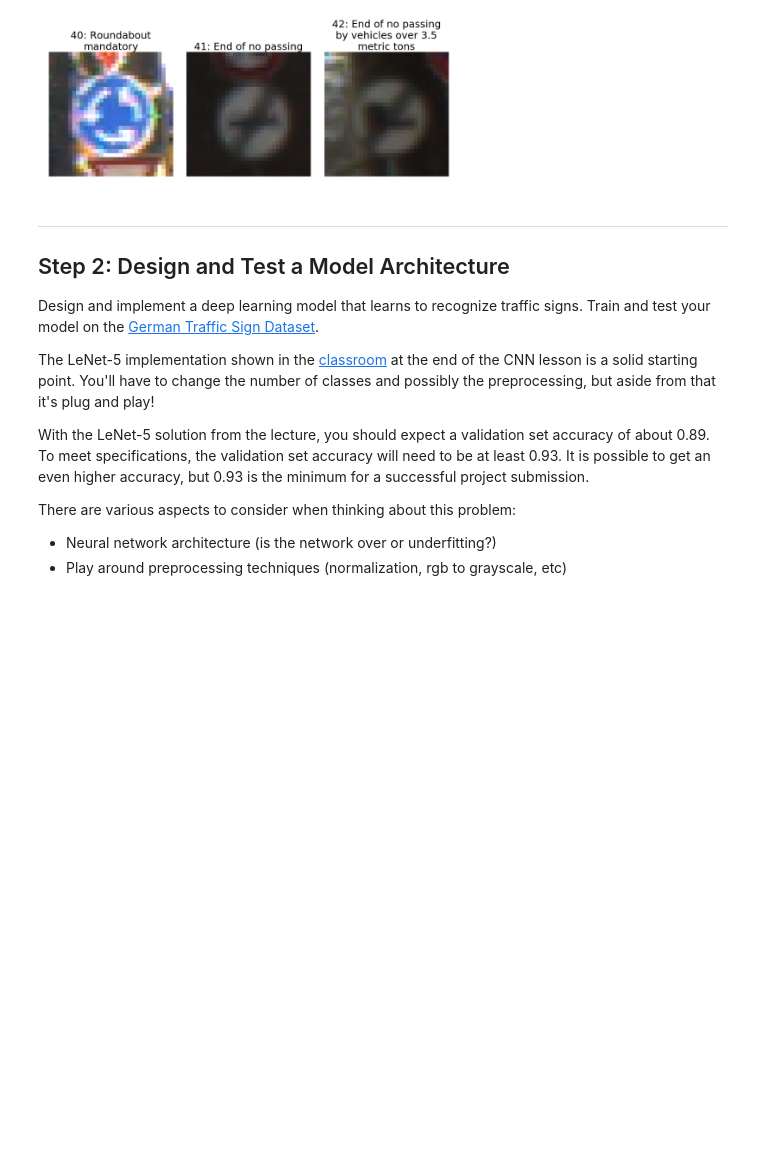
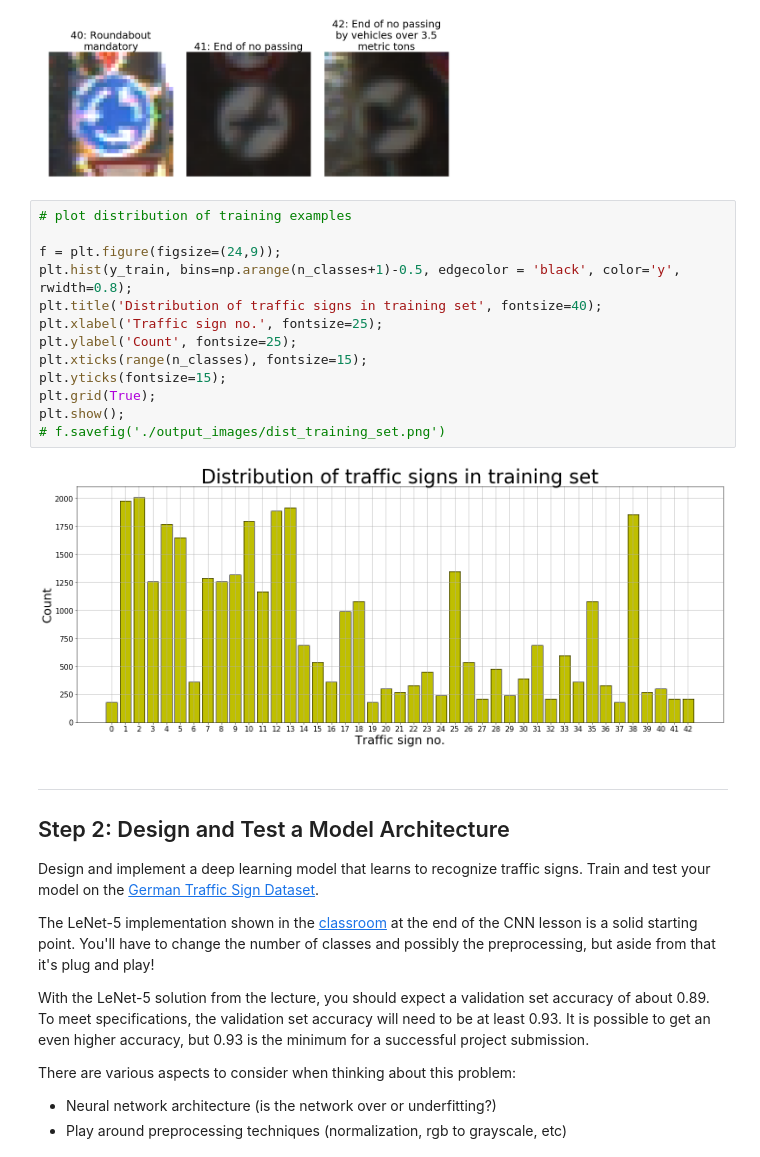
Before and after one commit to landOfTigers/CarND-Traffic-Sign-Classifier-Project, a Jupyter notebook: Traffic_Sign_Classifier.ipynb, the cells around one changed output. Cells and saved outputs as stored; diff of their text form; blank space fills up the shorter version.

Commit message:
add bar chart of training data to writeup

```diff
--- a/Traffic_Sign_Classifier.ipynb
+++ b/Traffic_Sign_Classifier.ipynb
@@ -142,6 +140,21 @@ for signNumber in range(0, n_classes, imagesPerLine):
 [figure]
 [figure]
 [figure]
+# %%
+# plot distribution of training examples
+
+f = plt.figure(figsize=(24,9));
+plt.hist(y_train, bins=np.arange(n_classes+1)-0.5, edgecolor = 'black', color='y', rwidth=0.8);
+plt.title('Distribution of traffic signs in training set', fontsize=40);
+plt.xlabel('Traffic sign no.', fontsize=25);
+plt.ylabel('Count', fontsize=25);
+plt.xticks(range(n_classes), fontsize=15);
+plt.yticks(fontsize=15);
+plt.grid(True);
+plt.show();
+# f.savefig('./output_images/dist_training_set.png')
+# %% [output]
+[figure, added]
 # %% [markdown]
 ----
 
```
Also changed, not shown: parts of 2 cells of this notebook, 2 other files.
